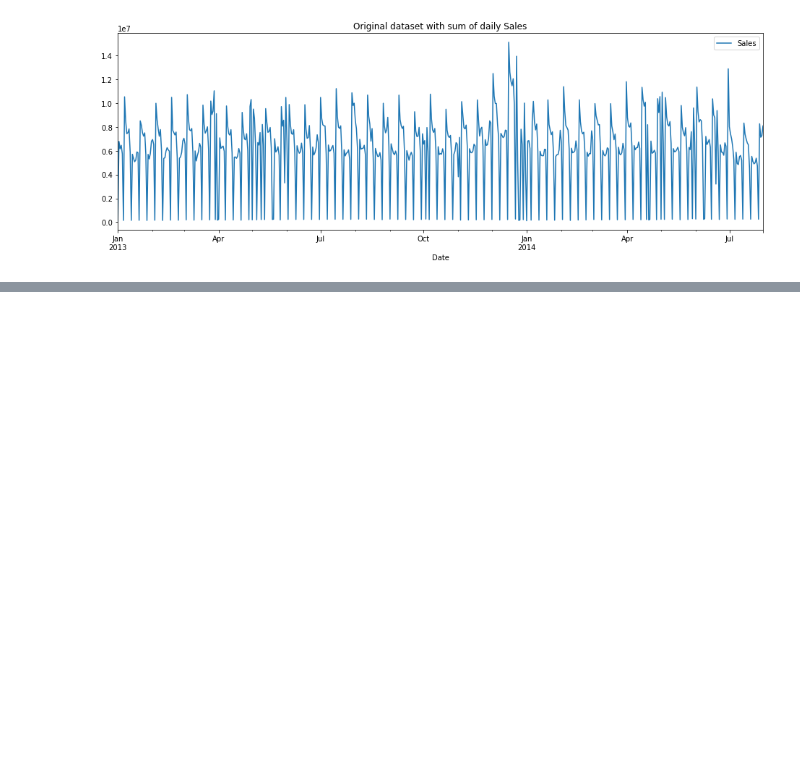
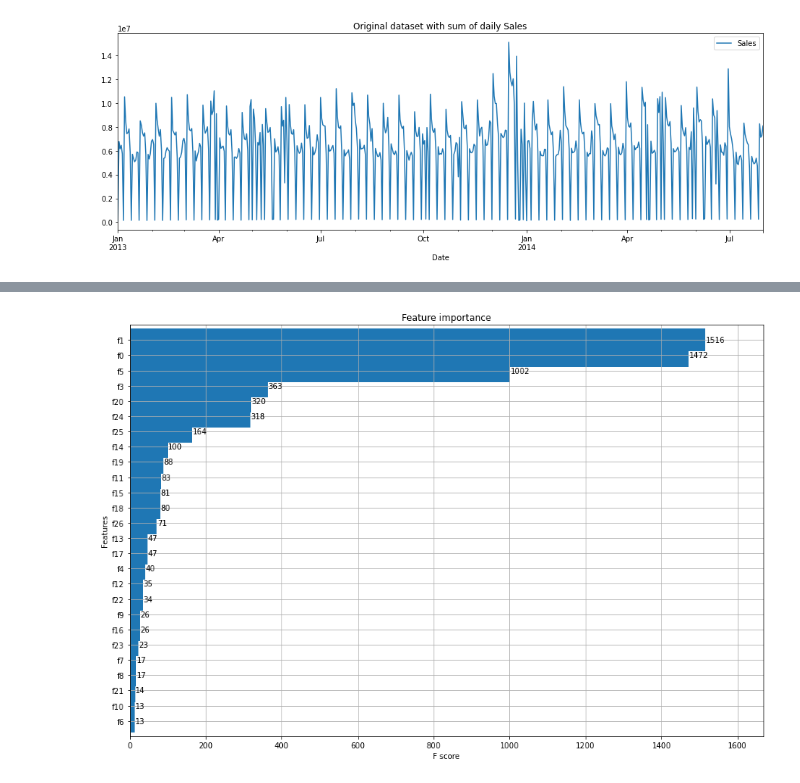
Before and after one commit to ninathumser/Minicomp_Team3, a Jupyter notebook: Nina.ipynb, the cells around one changed output, grey strips where cells are left out. Drawn from its saved outputs; the diff is of its cells as text; code cells hidden in the pictures; blank space fills up the shorter version.

```diff
--- a/Nina.ipynb
+++ b/Nina.ipynb
@@ -230,11 +264,3 @@ def metric(preds, actuals):
     actuals = actuals.reshape(-1)
     assert preds.shape == actuals.shape
     return 100 * np.linalg.norm((actuals - preds) / actuals) / np.sqrt(preds.shape[0])
-# %%
-#Initialize XGB
-xgb_reg = xgb.XGBRegressor()
-
-xgb_reg.fit(scaled_X_train, y_train)
-predictions = xgb_reg.predict(scaled_X_test)
-
-print("RMSPE: " + str(metric(predictions, np.array(y_test))))
@@ -242,0 +267,13 @@ _ = plot_importance(xgb_reg, height=1.5)
+# %%
+#Grid Search over n_estimators
+for i in [500, 1000]:
+    #Initialize XGB
+    xgb_reg = xgb.XGBRegressor(n_jobs=-1, n_estimators=i)
+
+    xgb_reg.fit(scaled_X_train, y_train)
+    predictions = xgb_reg.predict(scaled_X_test)
+
+    print('Mean Squared Error for {} n_estimators: {}'.format(i, str(mean_squared_error(np.array(y_test), predictions))))
+    print('R2 Score for {} n_estimators: {}'.format(i, str(r2_score(np.array(y_test), predictions))))
+    print('RMSPE for {} n_estimators: {}'.format(i, str(metric(np.array(y_test), predictions))))
+    print('---------------------------------')
@@ -242,0 +289,16 @@ _ = plot_importance(xgb_reg, height=1.5)
+# %%
+#Grid Search over max_depth
+for i in range(2, 10):
+    #Initialize XGB
+    xgb_reg = xgb.XGBRegressor(n_jobs=-1, n_estimators=500, max_depth=i)
+
+    xgb_reg.fit(scaled_X_train, y_train)
+    predictions = xgb_reg.predict(scaled_X_test)
+
+    result = 'max_depth: {}'.format(i)
+    print(result)
+    print('-'*len(result))
+    print('Mean Squared Error for {} n_estimators: {}'.format(i, str(mean_squared_error(np.array(y_test), predictions))))
+    print('R2 Score for {} n_estimators: {}'.format(i, str(r2_score(np.array(y_test), predictions))))
+    print('RMSPE for {} n_estimators: {}'.format(i, str(metric(np.array(y_test), predictions))))
+    print('\n')
@@ -243,3 +323,8 @@ _ = plot_importance(xgb_reg, height=1.5)
+# %%
+fig, ax = plt.subplots(1,1,figsize=(15, 10))
+_ = plot_importance(xgb_reg, ax=ax, height=1.5)
+# %% [output]
+[figure, added]
 # %%
 for index, col in enumerate(X_train.columns):
     print('f{}: {}'.format(index, col))
```
Also changed, not shown: parts of 24 cells of this notebook.
